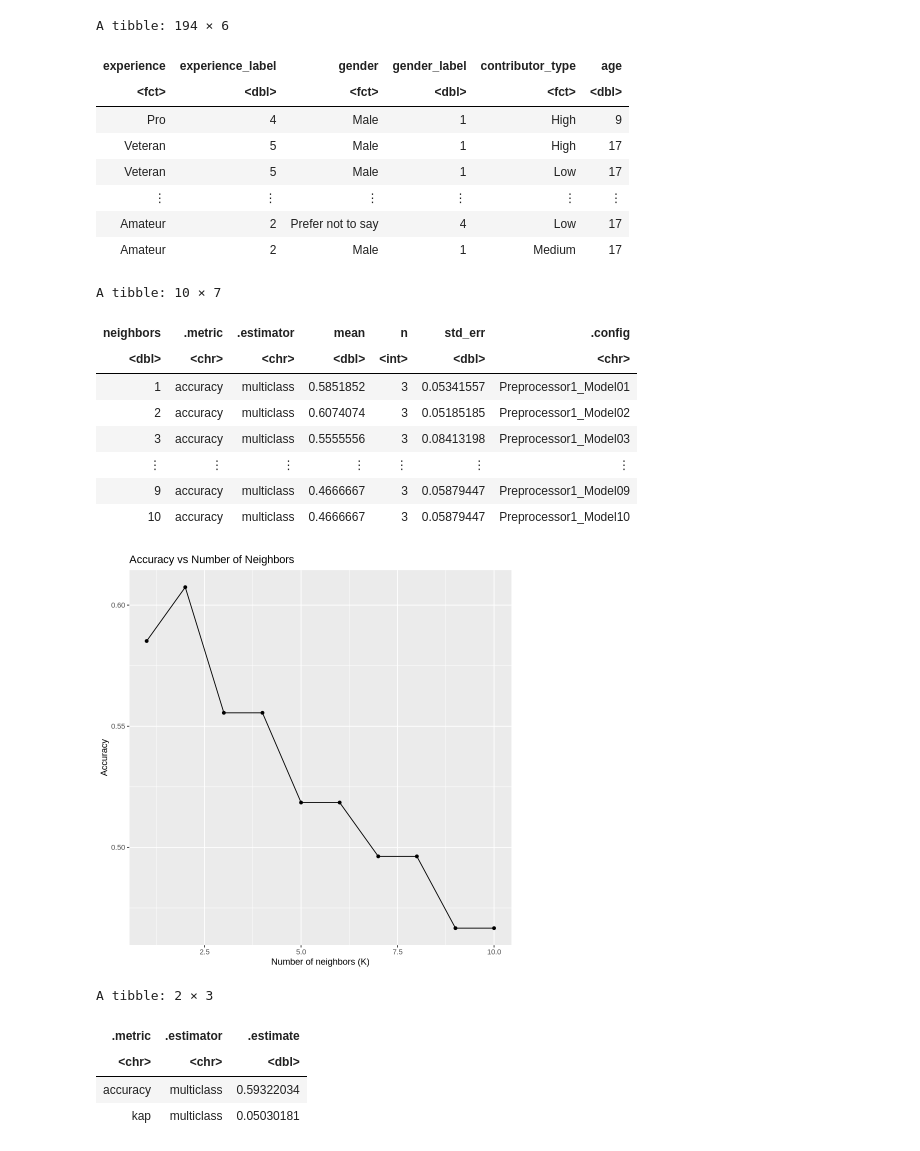
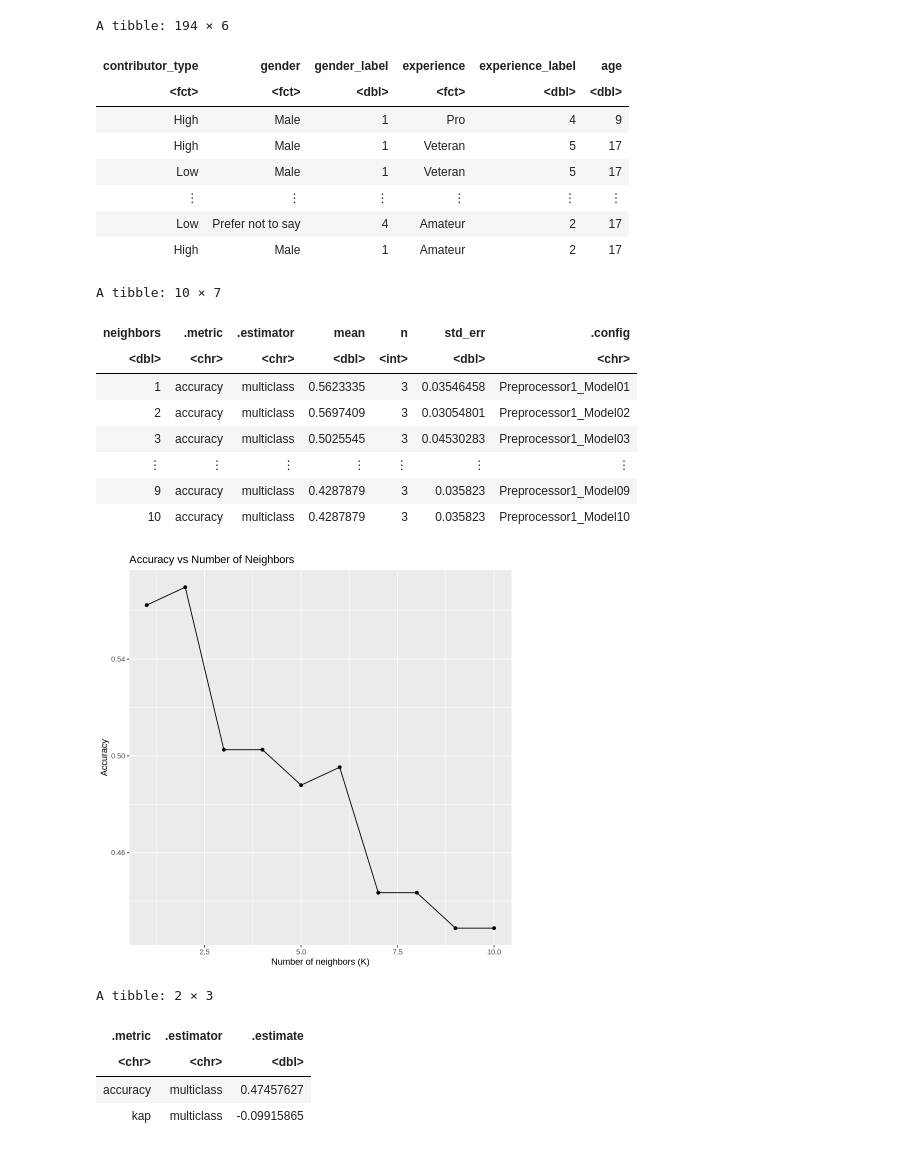
Before and after one commit to elilyliu/Group-4-project, a Jupyter notebook: knn code.ipynb, the cells around one changed output. Cells and saved outputs as stored; diff of their text form; code cells hidden in the pictures.

```diff
--- a/knn code.ipynb
+++ b/knn code.ipynb
@@ -55,11 +34,39 @@ players <- players |>
            name = as_factor(name),
            gender = as_factor(gender),
            contributor_type = case_when(
-              played_hours > 3 ~ "High",
-              played_hours <= 3 & played_hours > 1 ~ "Medium",
-              played_hours <= 1 ~ "Low")) |>
+              played_hours > 2 ~ "High",
+              played_hours <= 2 & played_hours >= 1 ~ "Medium",
+              played_hours < 1 ~ "Low")) |>
     mutate(contributor_type = factor(contributor_type)) |>
     drop_na()
+cat("Figure 1: Player Dataset\n")
+players
 
-players
+
+avg_experience <- players |>
+    group_by(experience) |>
+    summarize(average_played_hours = mean(played_hours, na.rm = TRUE),
+             average_age = mean(age))
+avg_experience
+
+contributors <- players |>
+    group_by(contributor_type) |>
+    summarise(count = n(),
+             average_age = mean(age))
+contributors
+
+player_plot_experience <- ggplot(players, aes(x=experience, y=played_hours)) +
+    geom_bar(stat="identity") +
+    labs(x="experience level", y="played hours")
+player_plot_experience
+
+player_plot_age <- ggplot(players, aes(x=age, y=played_hours)) +
+    geom_point() +
+    labs(x="age", y="played hours")
+player_plot_age
+
+player_plot_gender <- ggplot(players, aes(x=gender, y=played_hours)) +
+    geom_bar(stat="identity") +
+    labs(x="gender", y="played hours")
+player_plot_gender
 # %% [output]
@@ -76,65 +101,66 @@ A tibble: 194 × 8
 selected_players <- players  |>
     mutate(experience_label = as.numeric(experience),
           gender_label = as.numeric(gender)) |>
-    select(experience, experience_label, gender, gender_label, contributor_type, age)
+    select(contributor_type, gender, gender_label, experience, experience_label, age)
 
 selected_players
 # %% [output]
 A tibble: 194 × 6
-| experience | experience_label | gender | gender_label | contributor_type | age |
-| <fct> | <dbl> | <fct> | <dbl> | <fct> | <dbl> |
-| Pro | 4 | Male | 1 | High | 9 |
-| Veteran | 5 | Male | 1 | High | 17 |
-| Veteran | 5 | Male | 1 | Low | 17 |
+| contributor_type | gender | gender_label | experience | experience_label | age |
+| <fct> | <fct> | <dbl> | <fct> | <dbl> | <dbl> |
+| High | Male | 1 | Pro | 4 | 9 |
+| High | Male | 1 | Veteran | 5 | 17 |
+| Low | Male | 1 | Veteran | 5 | 17 |
 | ⋮ | ⋮ | ⋮ | ⋮ | ⋮ | ⋮ |
-| Amateur | 2 | Prefer not to say | 4 | Low | 17 |
-| Amateur | 2 | Male | 1 | Medium | 17 |
+| Low | Prefer not to say | 4 | Amateur | 2 | 17 |
+| High | Male | 1 | Amateur | 2 | 17 |
 # %%
-set.seed(2222)
+set.seed(3)
 player_split <- initial_split(selected_players, prop = 0.7, strata = contributor_type)
 player_train <- training(player_split)
 player_test <- testing(player_split)
 
-player_recipe <- recipe(contributor_type ~ experience_label + gender_label + age , data = player_train) |>
+player_recipe <- recipe(contributor_type ~ experience_label + age + gender_label, data = player_train) |>
     step_normalize(all_predictors()) |>
     step_upsample(contributor_type, over_ratio = 2, skip = TRUE)
+
 
 knn_tune <- nearest_neighbor(weight_func="rectangular", neighbors = tune()) |>
     set_engine("kknn") |>
     set_mode("classification")
 
 ## use 3 fold because of lack of data
 player_vfold <- vfold_cv(player_train, v = 3, strata = contributor_type)
 
 k_vals <- tibble(neighbors = seq(from = 1, to = 10, by = 1))
 
 knn_results <- workflow() |>
     add_recipe(player_recipe) |>
     add_model(knn_tune) |>
     tune_grid(resamples = player_vfold, grid = k_vals) |>
     collect_metrics() |>
     filter(.metric == "accuracy")
 cross_val_plot <- ggplot(knn_results, aes(x=neighbors, y=mean)) +
     geom_point() +
     geom_line() +
     labs(x="Number of neighbors (K)", y="Accuracy", title = "Accuracy vs Number of Neighbors")
 
 knn_results
 
 cross_val_plot
 # %% [output]
 A tibble: 10 × 7
 | neighbors | .metric | .estimator | mean | n | std_err | .config |
 | <dbl> | <chr> | <chr> | <dbl> | <int> | <dbl> | <chr> |
-| 1 | accuracy | multiclass | 0.5851852 | 3 | 0.05341557 | Preprocessor1_Model01 |
-| 2 | accuracy | multiclass | 0.6074074 | 3 | 0.05185185 | Preprocessor1_Model02 |
-| 3 | accuracy | multiclass | 0.5555556 | 3 | 0.08413198 | Preprocessor1_Model03 |
+| 1 | accuracy | multiclass | 0.5623335 | 3 | 0.03546458 | Preprocessor1_Model01 |
+| 2 | accuracy | multiclass | 0.5697409 | 3 | 0.03054801 | Preprocessor1_Model02 |
+| 3 | accuracy | multiclass | 0.5025545 | 3 | 0.04530283 | Preprocessor1_Model03 |
 | ⋮ | ⋮ | ⋮ | ⋮ | ⋮ | ⋮ | ⋮ |
-| 9 | accuracy | multiclass | 0.4666667 | 3 | 0.05879447 | Preprocessor1_Model09 |
-| 10 | accuracy | multiclass | 0.4666667 | 3 | 0.05879447 | Preprocessor1_Model10 |
+| 9 | accuracy | multiclass | 0.4287879 | 3 | 0.035823 | Preprocessor1_Model09 |
+| 10 | accuracy | multiclass | 0.4287879 | 3 | 0.035823 | Preprocessor1_Model10 |
-[figure, old version]
+[figure, new version]
 # %%
-set.seed(2222)
+set.seed(1)
 
 player_spec <- nearest_neighbor(weight_func = "rectangular", neighbors = 2) |>
     set_engine("kknn") |>
@@ -157,6 +183,6 @@ mnist_metrics
 A tibble: 2 × 3
 | .metric | .estimator | .estimate |
 | <chr> | <chr> | <dbl> |
-| accuracy | multiclass | 0.59322034 |
-| kap | multiclass | 0.05030181 |
+| accuracy | multiclass | 0.47457627 |
+| kap | multiclass | -0.09915865 |
 # %%
```
Also changed, not shown: parts of 3 cells of this notebook.
